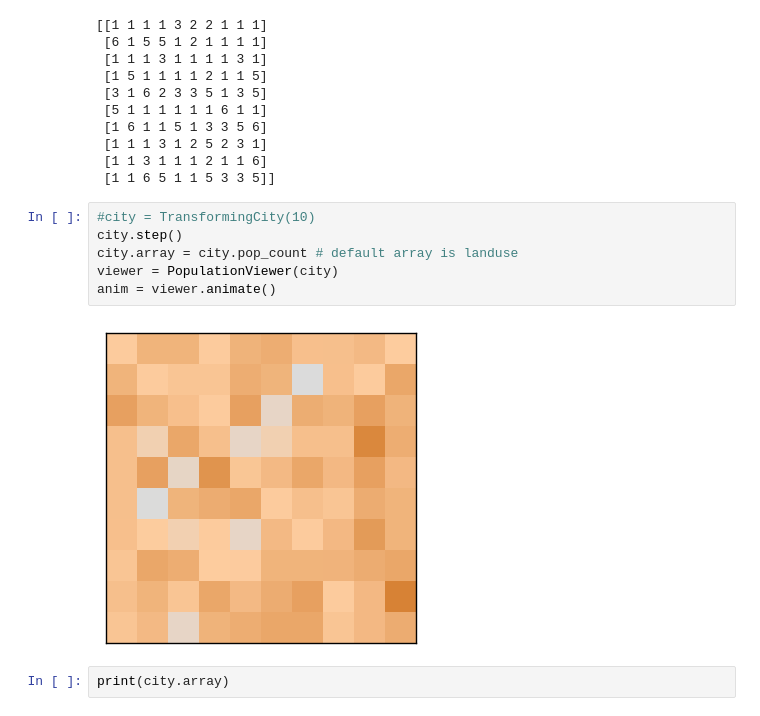
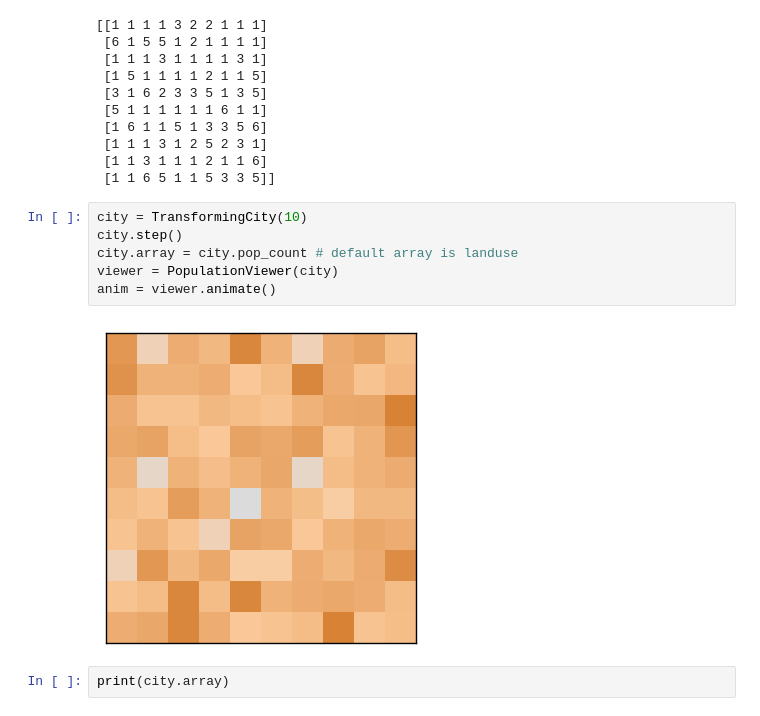
Before and after one commit to Margaretmcrawf/Gentrification, a Jupyter notebook: code/MargoExplore.ipynb, the cells around one changed output. Saved outputs shown, nothing was run; the diff lists cells and outputs as text.

```diff
--- a/code/MargoExplore.ipynb
+++ b/code/MargoExplore.ipynb
@@ -33,13 +33,13 @@ print(city.array)
  [1 1 3 1 1 1 2 1 1 6]
  [1 1 6 5 1 1 5 3 3 5]]
 # %%
-#city = TransformingCity(10)
+city = TransformingCity(10)
 city.step()
 city.array = city.pop_count # default array is landuse
 viewer = PopulationViewer(city)
 anim = viewer.animate()
 # %% [output]
-[figure, old version]
+[figure, new version]
 # %%
 print(city.array)
 # %% [output]
```
Also changed, not shown: parts of 5 cells of this notebook, 6 other files.
